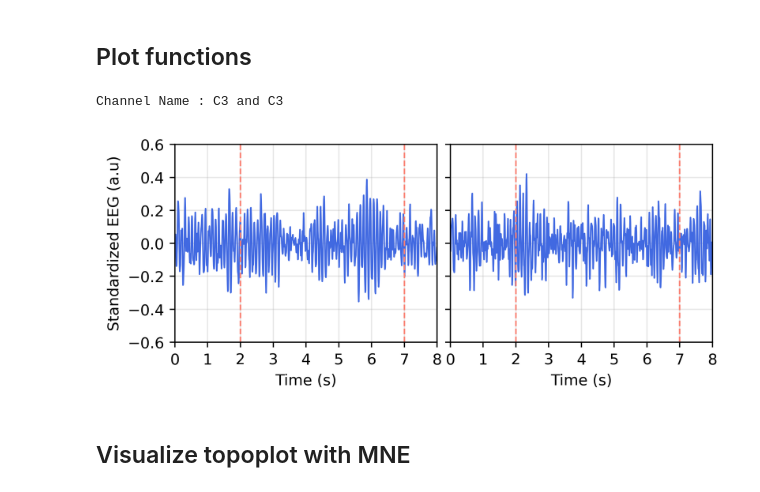
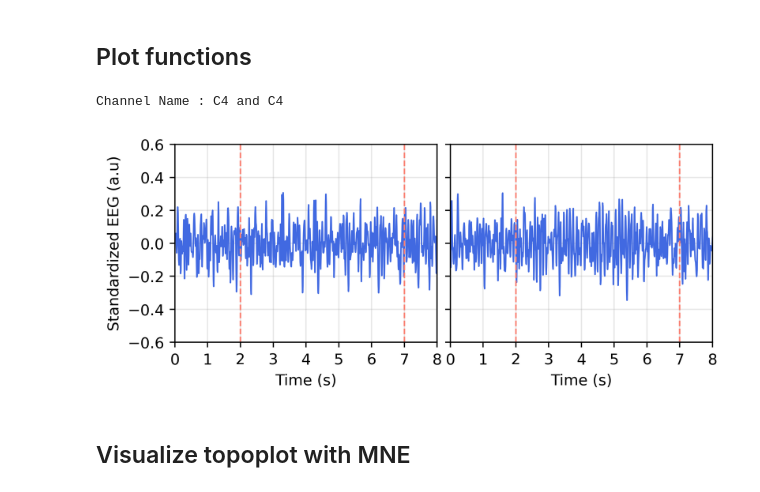
Before and after one commit to Bornholmersild/hybrid_bci, a Jupyter notebook: src/experiment/analyse_data.ipynb, the cells around one changed output. Cells and saved outputs as stored; diff of their text form; code cells hidden in the pictures.

```diff
--- a/src/experiment/analyse_data.ipynb
+++ b/src/experiment/analyse_data.ipynb
@@ -115,0 +143,11 @@ EMG_thumb_files = load_ins.find_flex_files(
+# %%
+time = np.arange(EMG_trim.shape[0]) / EMG_FREQ
+
+for ch in range(3):
+    plt.figure(figsize=(12, 4))
+    plt.plot(time, EMG_trim[:, ch])
+    plt.ylim(-0.6, 0.4)
+
+    plt.figure(figsize=(12, 4))
+    plt.plot(time, EMG[:, ch])
+    plt.ylim(-15, 15)
@@ -121,26 +166,26 @@ EMG_ins = EMG_preprocessing(fs = EMG_FREQ,
                             trial_period = TRIAL_PERIOD,
                             trim_period = TRIM_PERIOD)
 
-EMG_index, EMG_index_epoch, EMG_index_epoch_mean = load_ins.load_datasets_EMG(
-    path_to_data_files = EMG_index_files[1:4],
+EMG_index, EMG_index_epoch, EMG_index_epoch_mean, total_epochs = load_ins.load_datasets_EMG(
+    path_to_data_files = EMG_index_files,
     preprocessing_func = EMG_ins.preprocessing_routine
 )
 
 
-RMS_index, RMS_index_epoch, RMS_index_epoch_mean = load_ins.load_datasets_EMG(
-    path_to_data_files = EMG_index_files[1:4],
+RMS_index, RMS_index_epoch, RMS_index_epoch_mean, _ = load_ins.load_datasets_EMG(
+    path_to_data_files = EMG_index_files,
     preprocessing_func = EMG_ins.preprocessing_routine_rms,
     sample_window = RMS_SAMPLING_WINDOW,
     window_stepsize = RMS_WINDOW_STEPSIZE
 )
 
-EMG_thumb, EMG_thumb_epoch, EMG_thumb_epoch_mean = load_ins.load_datasets_EMG(
+EMG_thumb, EMG_thumb_epoch, EMG_thumb_epoch_mean, _ = load_ins.load_datasets_EMG(
     path_to_data_files = EMG_thumb_files,
     preprocessing_func = EMG_ins.preprocessing_routine
 )
 
 
-RMS_thumb, RMS_thumb_epoch, RMS_thumb_epoch_mean = load_ins.load_datasets_EMG(
+RMS_thumb, RMS_thumb_epoch, RMS_thumb_epoch_mean, _ = load_ins.load_datasets_EMG(
     path_to_data_files = EMG_thumb_files,
     preprocessing_func = EMG_ins.preprocessing_routine_rms,
     sample_window = RMS_SAMPLING_WINDOW,
@@ -386,32 +433,35 @@ box_plot_across_channels(RMS_dict, CON_RANGE)
 EEG_ins = EEG_preprocessing(125)
 
 EEG_index_files = load_ins.find_flex_files(
-        subjects = 'subject_1',
+        subjects = 'subject_2',
         modality = 'EEG',
         fingers = 'index',
         prefix = 'flex'
     )
 
 EEG_thumb_files = load_ins.find_flex_files(
-        subjects = 'subject_1',
+        subjects = 'subject_2',
         modality = 'EEG',
         fingers = 'thumb',
         prefix = 'flex'
     )
 
-EEG_index, EEG_index_epoch, EEG_index_epoch_mean = load_ins.load_datasets_EEG(
-        path_to_data_files = EEG_index_files[1:4],
+for f in EEG_index_files:
+    print(EEG_index_files[0])
+
+EEG_index, EEG_index_epoch, EEG_index_epoch_mean, total_epochs = load_ins.load_datasets_EEG(
+        path_to_data_files = EEG_index_files,
         preprocessing_func = EEG_ins.preprocessing_routine,
         bandpass_lowcut = EEG_LOWCUT,
         bandpass_highcut = EEG_HIGHCUT,
-        extract_event = 'contract'
+        extract_event = 'all'
     )
 
-EEG_thumb, EEG_thumb_epoch, EEG_thumb_epoch_mean = load_ins.load_datasets_EEG(
+EEG_thumb, EEG_thumb_epoch, EEG_thumb_epoch_mean, total_epochs = load_ins.load_datasets_EEG(
         path_to_data_files = EEG_thumb_files,
         preprocessing_func = EEG_ins.preprocessing_routine,
         bandpass_lowcut = EEG_LOWCUT,
         bandpass_highcut = EEG_HIGHCUT,
-        extract_event = 'contract'
+        extract_event = 'all'
     )
 # %% [output]
@@ -691,10 +744,10 @@ EEG_dict = {}
 EEG_dict['index'] = EEG_index_epoch_mean
 EEG_dict['thumb'] = EEG_thumb_epoch_mean
 # %%
-plot_mean_epoch_single_channels(EEG_dict, ch1 = 2, ch2 = 2, finger1 = 'index', finger2='thumb')
+plot_mean_epoch_single_channels(EEG_dict, ch1 = 3, ch2 = 3, finger1 = 'index', finger2='thumb')
 # %% [output]
-Channel Name : C3 and C3
+Channel Name : C4 and C4
-[figure, old version]
+[figure, new version]
 # %% [markdown]
 ## Visualize topoplot with MNE
 # %% [markdown]
```
Also changed, not shown: parts of 9 cells of this notebook, 36 other files.
